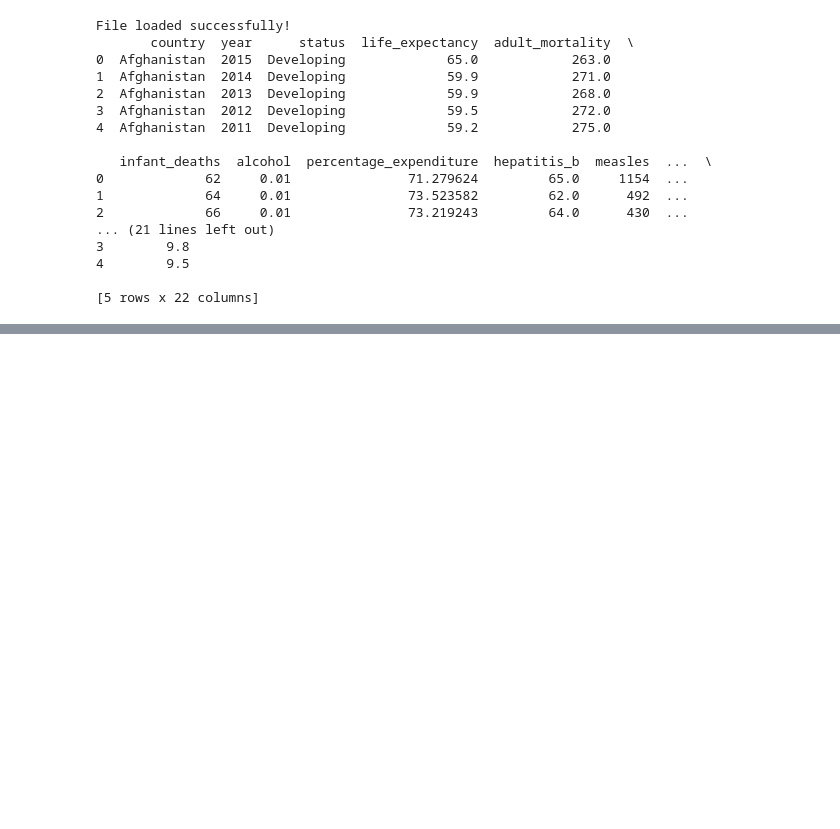
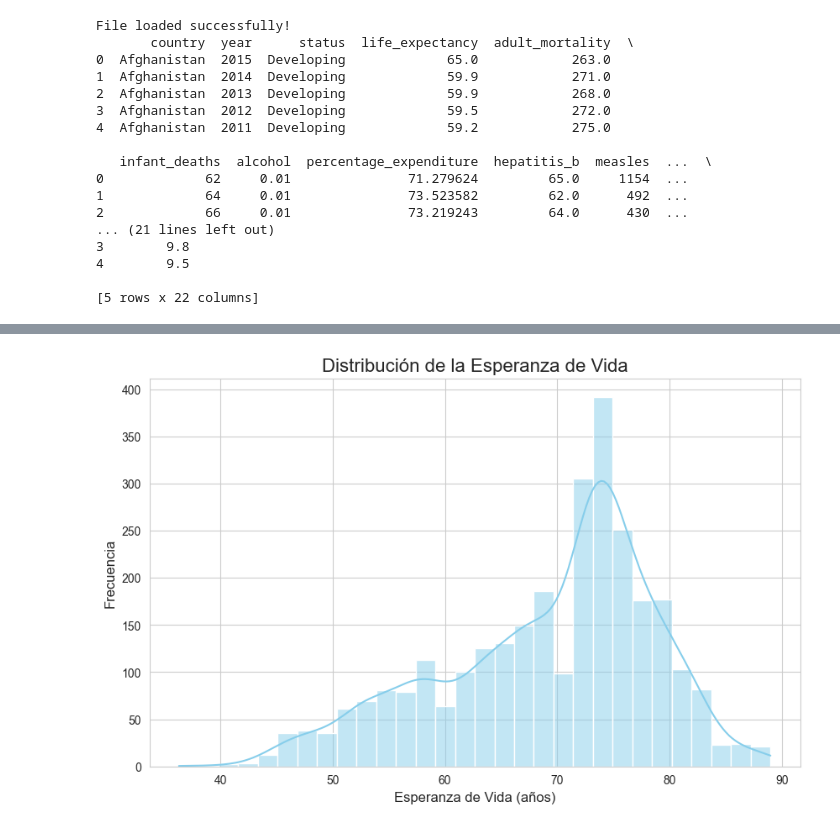
Before and after one commit to Factoria-F5-madrid/equipo5_proyecto5, a Jupyter notebook: eda_visualizaciones.ipynb, the cells around one changed output, grey strips where cells are left out. Drawn from its saved outputs; the diff is of its cells as text; code cells hidden in the pictures; blank space fills up the shorter version.

```diff
--- a/eda_visualizaciones.ipynb
+++ b/eda_visualizaciones.ipynb
@@ -33,0 +72,13 @@ File loaded successfully!
+# %%
+# Configurar el estilo de los gráficos
+sns.set_style("whitegrid")
+
+# Crear el histograma de 'life_expectancy'
+plt.figure(figsize=(10, 6))
+sns.histplot(df_life['life_expectancy'], kde=True, bins=30, color='skyblue')
+plt.title('Distribución de la Esperanza de Vida', fontsize=16)
+plt.xlabel('Esperanza de Vida (años)', fontsize=12)
+plt.ylabel('Frecuencia', fontsize=12)
+plt.show()
+# %% [output]
+[figure, added]
```
Also changed, not shown: parts of 8 cells of this notebook.
